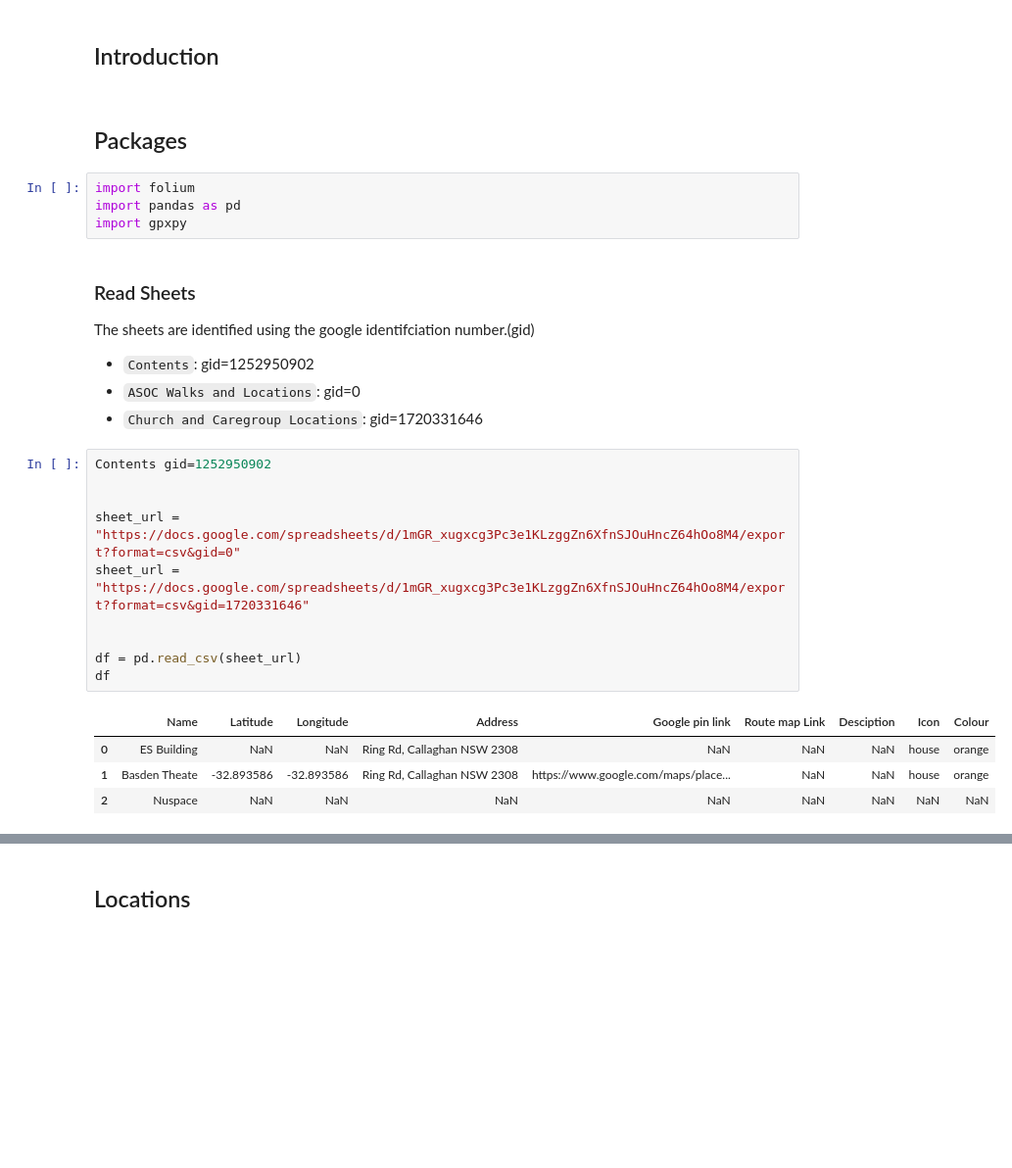
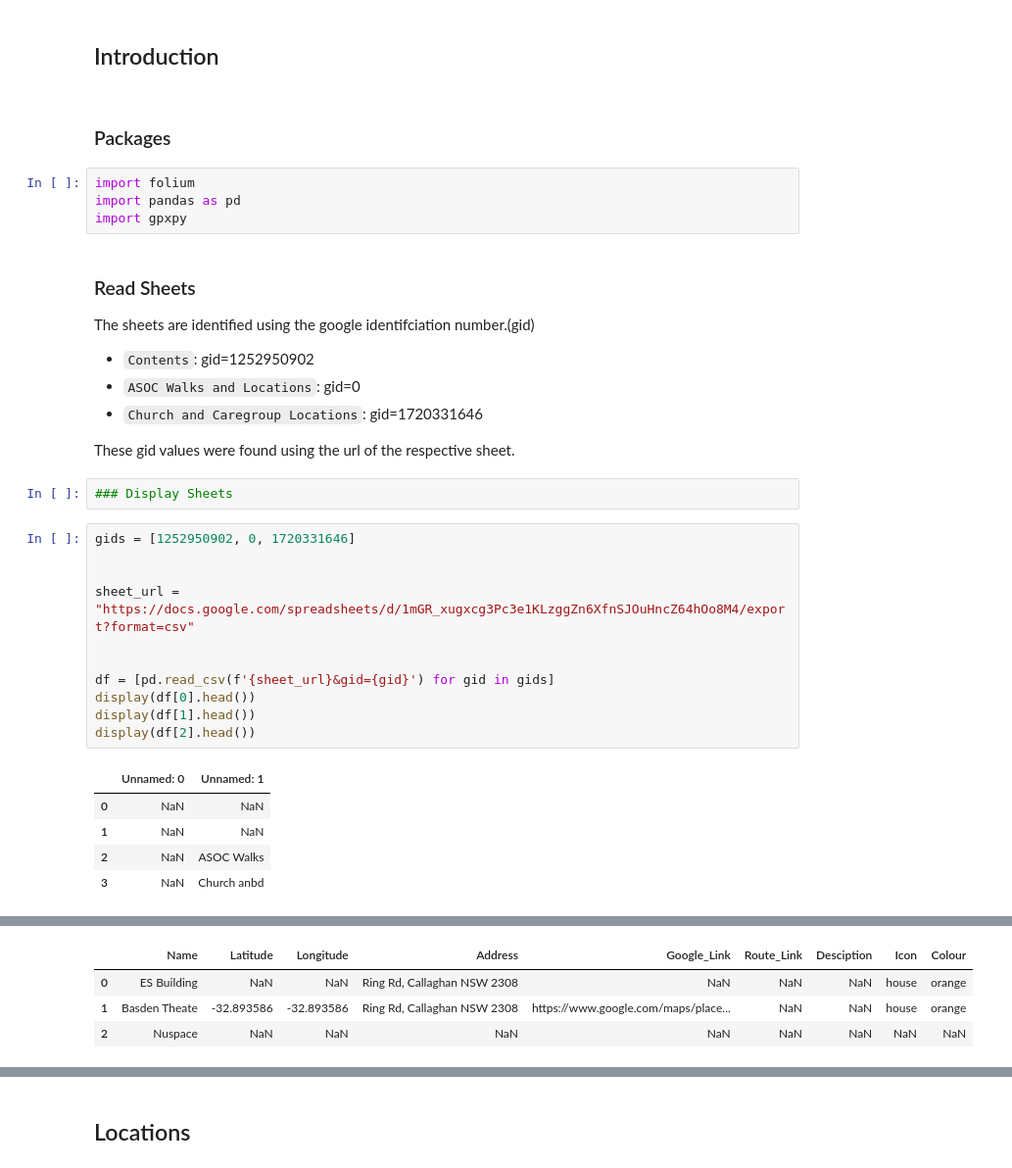
Before and after one commit to NUAC-AV/ASOC-UON, a Jupyter notebook: ASOC_Walks.ipynb, the cells around one changed output, grey strips where cells are left out. Shown: that part at 98% size. Saved outputs shown, nothing was run; the diff lists cells and outputs as text; blank space fills up the shorter version.

Commit message:
Update Update_Walks_file.py

```diff
--- a/ASOC_Walks.ipynb
+++ b/ASOC_Walks.ipynb
@@ -10,7 +12,7 @@
 ## Introduction
 <div id='Intro'/>
 # %% [markdown]
-## Packages
+### Packages
 # %%
 import folium
 import pandas as pd
@@ -21,18 +23,24 @@ The sheets are identified using the google identifciation number.(gid)
 - `Contents`:  gid=1252950902
 - `ASOC Walks and Locations`: gid=0
 - `Church and Caregroup Locations`: gid=1720331646
+
+These gid values were found using the url of the respective sheet.
+# %%
+### Display Sheets
 # %%
-Contents gid=1252950902
+gids = [1252950902, 0, 1720331646]
 
 
-sheet_url = "https://docs.google.com/spreadsheets/d/1mGR_xugxcg3Pc3e1KLzggZn6XfnSJOuHncZ64hOo8M4/export?format=csv&gid=0"
-sheet_url = "https://docs.google.com/spreadsheets/d/1mGR_xugxcg3Pc3e1KLzggZn6XfnSJOuHncZ64hOo8M4/export?format=csv&gid=1720331646"
+sheet_url = "https://docs.google.com/spreadsheets/d/1mGR_xugxcg3Pc3e1KLzggZn6XfnSJOuHncZ64hOo8M4/export?format=csv"
 
 
-df = pd.read_csv(sheet_url)
-df
+df = [pd.read_csv(f'{sheet_url}&gid={gid}') for gid in gids]
+display(df[0].head())
+display(df[1].head())
+display(df[2].head())
 # %% [output]
-|  | Name | Latitude | Longitude | Address | Google pin link | Route map Link | Desciption | Icon | Colour |
-| 0 | ES Building | NaN | NaN | Ring Rd, Callaghan NSW 2308 | NaN | NaN | NaN | house | orange |
-| 1 | Basden Theate | -32.893586 | -32.893586 | Ring Rd, Callaghan NSW 2308 | https://www.google.com/maps/place... | NaN | NaN | house | orange |
-| 2 | Nuspace | NaN | NaN | NaN | NaN | NaN | NaN | NaN | NaN |
+|  | Unnamed: 0 | Unnamed: 1 |
+| 0 | NaN | NaN |
+| 1 | NaN | NaN |
+| 2 | NaN | ASOC Walks |
+| 3 | NaN | Church anbd |
@@ -38,0 +53,4 @@ df
+|  | Name | Latitude | Longitude | Address | Google_Link | Route_Link | Desciption | Icon | Colour |
+| 0 | ES Building | NaN | NaN | Ring Rd, Callaghan NSW 2308 | NaN | NaN | NaN | house | orange |
+| 1 | Basden Theate | -32.893586 | -32.893586 | Ring Rd, Callaghan NSW 2308 | https://www.google.com/maps/place... | NaN | NaN | house | orange |
+| 2 | Nuspace | NaN | NaN | NaN | NaN | NaN | NaN | NaN | NaN |
```
Also changed, not shown: parts of 5 cells of this notebook, 2 other files.
